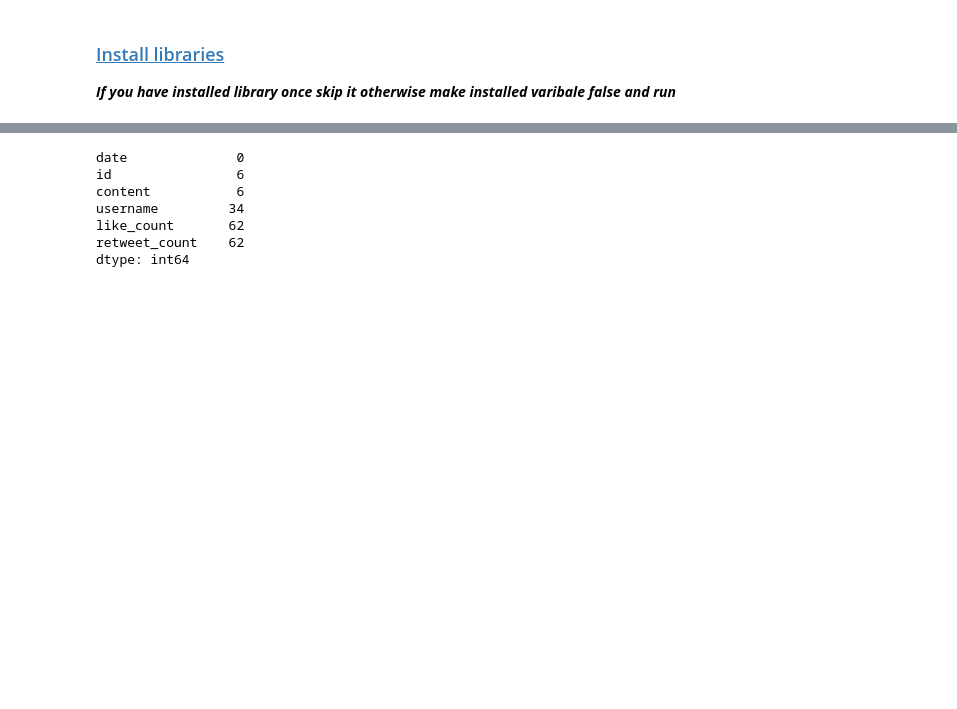
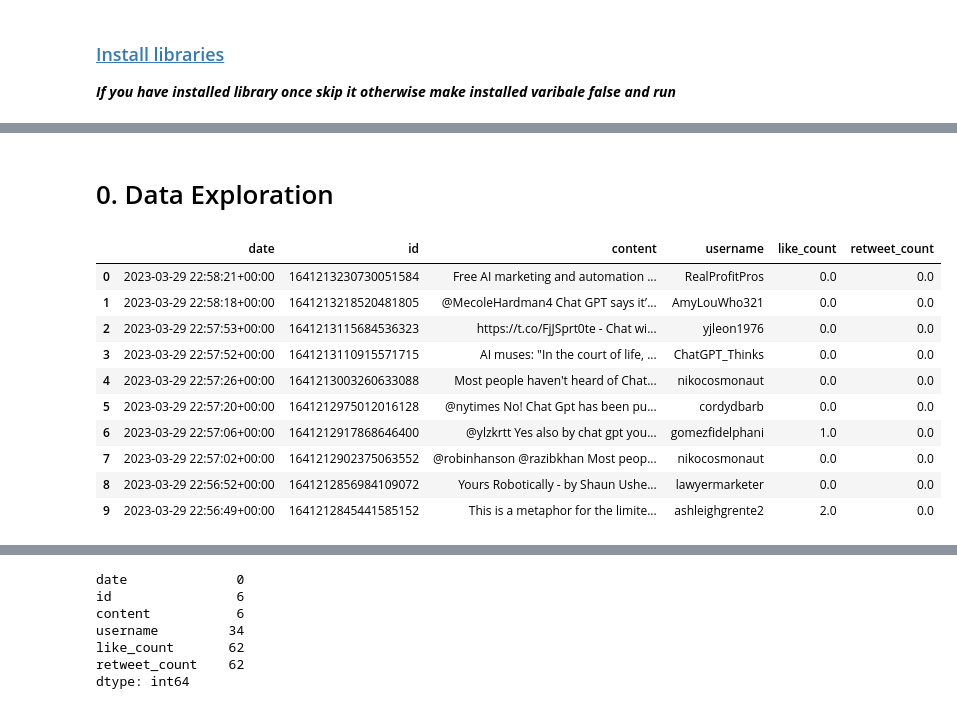
Before and after one commit to rakiiibul/Tweet-chatgpt-Sentiment, a Jupyter notebook: code.ipynb, the cells around one changed output, grey strips where cells are left out. Cells and saved outputs as stored; diff of their text form; code cells hidden in the pictures; blank space fills up the shorter version.

```diff
--- a/code.ipynb
+++ b/code.ipynb
@@ -108,0 +89,17 @@ data.head(50)
+# %% [markdown]
+# 0. Data Exploration
+# %%
+#
+data.head(10)
+# %% [output]
+|  | date | id | content | username | like_count | retweet_count |
+| 0 | 2023-03-29 22:58:21+00:00 | 1641213230730051584 | Free AI marketing and automation ... | RealProfitPros | 0.0 | 0.0 |
+| 1 | 2023-03-29 22:58:18+00:00 | 1641213218520481805 | @MecoleHardman4 Chat GPT says it’... | AmyLouWho321 | 0.0 | 0.0 |
+| 2 | 2023-03-29 22:57:53+00:00 | 1641213115684536323 | https://t.co/FjJSprt0te - Chat wi... | yjleon1976 | 0.0 | 0.0 |
+| 3 | 2023-03-29 22:57:52+00:00 | 1641213110915571715 | AI muses: "In the court of life, ... | ChatGPT_Thinks | 0.0 | 0.0 |
+| 4 | 2023-03-29 22:57:26+00:00 | 1641213003260633088 | Most people haven't heard of Chat... | nikocosmonaut | 0.0 | 0.0 |
+| 5 | 2023-03-29 22:57:20+00:00 | 1641212975012016128 | @nytimes No! Chat Gpt has been pu... | cordydbarb | 0.0 | 0.0 |
+| 6 | 2023-03-29 22:57:06+00:00 | 1641212917868646400 | @ylzkrtt Yes also by chat gpt you... | gomezfidelphani | 1.0 | 0.0 |
+| 7 | 2023-03-29 22:57:02+00:00 | 1641212902375063552 | @robinhanson @razibkhan Most peop... | nikocosmonaut | 0.0 | 0.0 |
+| 8 | 2023-03-29 22:56:52+00:00 | 1641212856984109072 | Yours Robotically - by Shaun Ushe... | lawyermarketer | 0.0 | 0.0 |
+| 9 | 2023-03-29 22:56:49+00:00 | 1641212845441585152 | This is a metaphor for the limite... | ashleighgrente2 | 2.0 | 0.0 |
```
Also changed, not shown: parts of 13 cells of this notebook.
